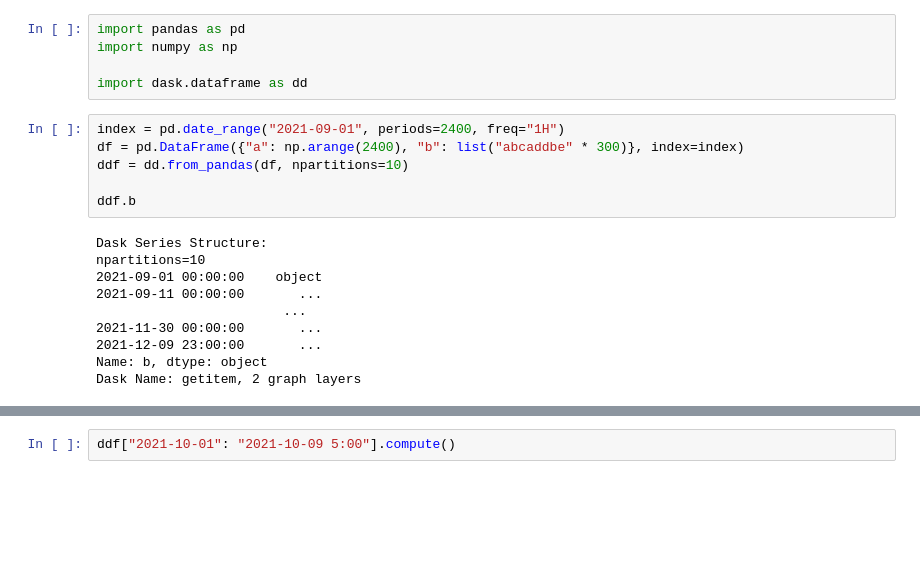
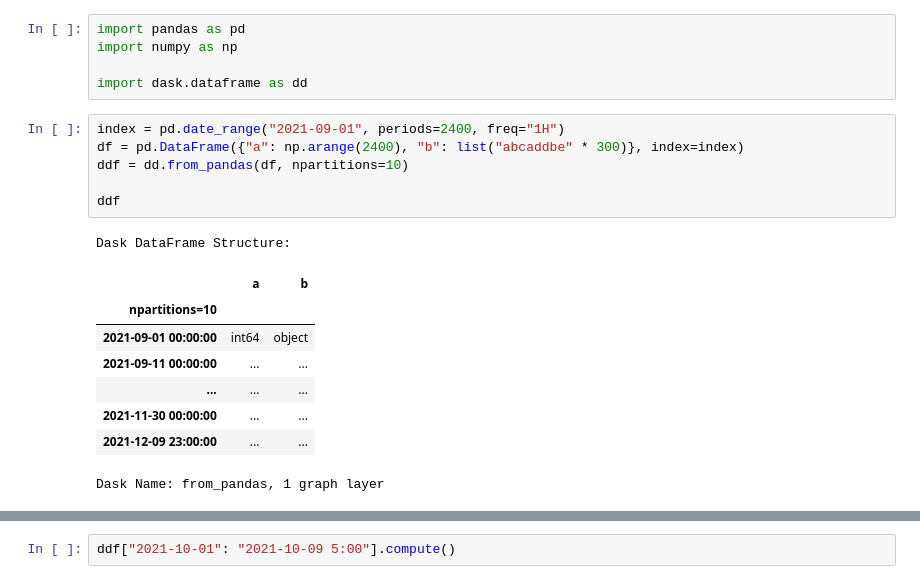
Before and after one commit to delucca-workspaces/mo837-dask, a Jupyter notebook: exploration/002-lazy-evaluation.ipynb, the cells around one changed output, grey strips where cells are left out. Saved outputs shown, nothing was run; the diff lists cells and outputs as text; blank space fills up the shorter version.

```diff
--- a/exploration/overview.ipynb
+++ b/exploration/002-lazy-evaluation.ipynb
@@ -6,16 +6,16 @@ import dask.dataframe as dd
 # %%
 index = pd.date_range("2021-09-01", periods=2400, freq="1H")
 df = pd.DataFrame({"a": np.arange(2400), "b": list("abcaddbe" * 300)}, index=index)
 ddf = dd.from_pandas(df, npartitions=10)
 
-ddf.b
+ddf
 # %% [output]
-Dask Series Structure:
-npartitions=10
-2021-09-01 00:00:00    object
-2021-09-11 00:00:00       ...
-                        ...
-2021-11-30 00:00:00       ...
-2021-12-09 23:00:00       ...
-Name: b, dtype: object
-Dask Name: getitem, 2 graph layers
+Dask DataFrame Structure:
+|  | a | b |
+| npartitions=10 |  |  |
+| 2021-09-01 00:00:00 | int64 | object |
+| 2021-09-11 00:00:00 | ... | ... |
+| ... | ... | ... |
+| 2021-11-30 00:00:00 | ... | ... |
+| 2021-12-09 23:00:00 | ... | ... |
+Dask Name: from_pandas, 1 graph layer
```
Also changed, not shown: parts of 3 cells of this notebook, 6 other files.
